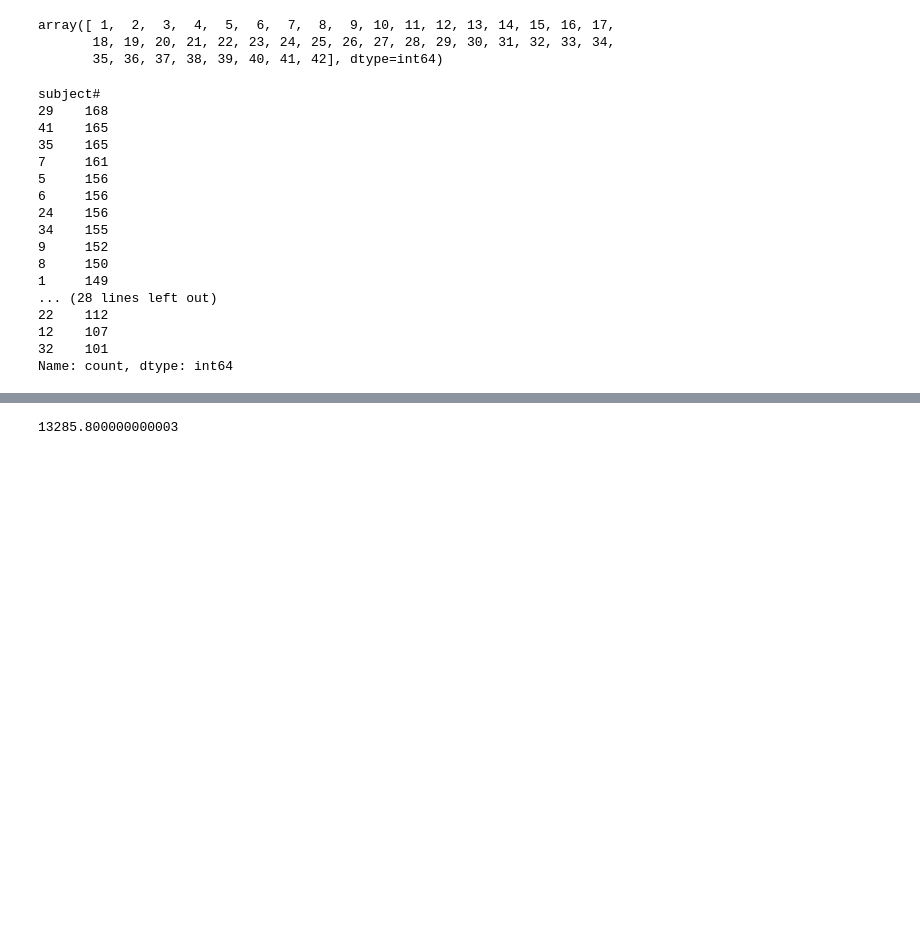
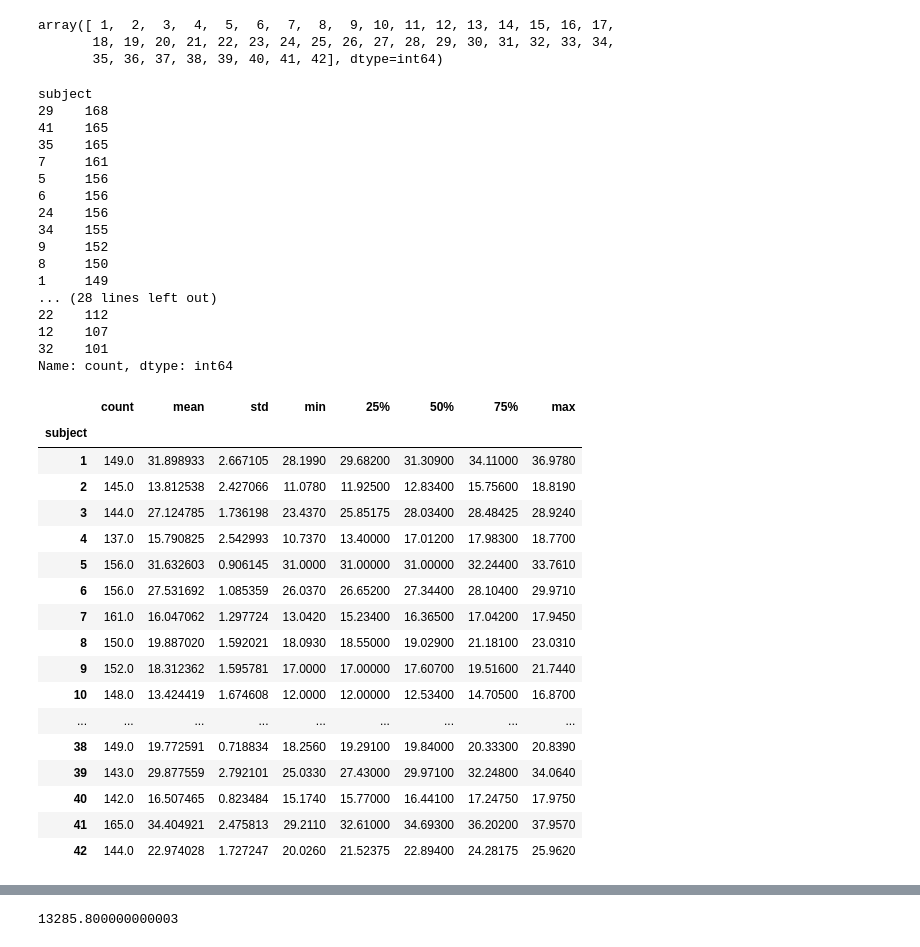
Before and after one commit to Mortti11/Advanced_Machine_Learning, a Jupyter notebook: First_assignment/Regress_Opt_Preproc.ipynb, the cells around one changed output, grey strips where cells are left out. Drawn from its saved outputs; the diff is of its cells as text; code cells hidden in the pictures; blank space fills up the shorter version.

```diff
--- a/First_assignment/Regress_Opt_Preproc.ipynb
+++ b/First_assignment/Regress_Opt_Preproc.ipynb
@@ -126,9 +135,9 @@ array([ 1,  2,  3,  4,  5,  6,  7,  8,  9, 10, 11, 12, 13, 14, 15, 16, 17,
 # %%
 # Subject has 42 unique values, but the total number of rows is 5875. This means that each subject has multiple rows.
 # let's check the number of rows for each subject
-df['subject#'].value_counts()
+df['subject'].value_counts()
 # %% [output]
-subject#
+subject
 29    168
 41    165
 35    165
@@ -145,3 +154,26 @@ subject#
 12    107
 32    101
 Name: count, dtype: int64
+# %%
+# I need to group the UPDRS column based on the subject numbers
+df_grouped = df.groupby('subject').describe()['motor_UPDRS']
+df_grouped
+# %% [output]
+|  | count | mean | std | min | 25% | 50% | 75% | max |
+| subject |  |  |  |  |  |  |  |  |
+| 1 | 149.0 | 31.898933 | 2.667105 | 28.1990 | 29.68200 | 31.30900 | 34.11000 | 36.9780 |
+| 2 | 145.0 | 13.812538 | 2.427066 | 11.0780 | 11.92500 | 12.83400 | 15.75600 | 18.8190 |
+| 3 | 144.0 | 27.124785 | 1.736198 | 23.4370 | 25.85175 | 28.03400 | 28.48425 | 28.9240 |
+| 4 | 137.0 | 15.790825 | 2.542993 | 10.7370 | 13.40000 | 17.01200 | 17.98300 | 18.7700 |
+| 5 | 156.0 | 31.632603 | 0.906145 | 31.0000 | 31.00000 | 31.00000 | 32.24400 | 33.7610 |
+| 6 | 156.0 | 27.531692 | 1.085359 | 26.0370 | 26.65200 | 27.34400 | 28.10400 | 29.9710 |
+| 7 | 161.0 | 16.047062 | 1.297724 | 13.0420 | 15.23400 | 16.36500 | 17.04200 | 17.9450 |
+| 8 | 150.0 | 19.887020 | 1.592021 | 18.0930 | 18.55000 | 19.02900 | 21.18100 | 23.0310 |
+| 9 | 152.0 | 18.312362 | 1.595781 | 17.0000 | 17.00000 | 17.60700 | 19.51600 | 21.7440 |
+| 10 | 148.0 | 13.424419 | 1.674608 | 12.0000 | 12.00000 | 12.53400 | 14.70500 | 16.8700 |
+| ... | ... | ... | ... | ... | ... | ... | ... | ... |
+| 38 | 149.0 | 19.772591 | 0.718834 | 18.2560 | 19.29100 | 19.84000 | 20.33300 | 20.8390 |
+| 39 | 143.0 | 29.877559 | 2.792101 | 25.0330 | 27.43000 | 29.97100 | 32.24800 | 34.0640 |
+| 40 | 142.0 | 16.507465 | 0.823484 | 15.1740 | 15.77000 | 16.44100 | 17.24750 | 17.9750 |
+| 41 | 165.0 | 34.404921 | 2.475813 | 29.2110 | 32.61000 | 34.69300 | 36.20200 | 37.9570 |
+| 42 | 144.0 | 22.974028 | 1.727247 | 20.0260 | 21.52375 | 22.89400 | 24.28175 | 25.9620 |
```
Also changed, not shown: parts of 18 cells of this notebook, 2 other files.
